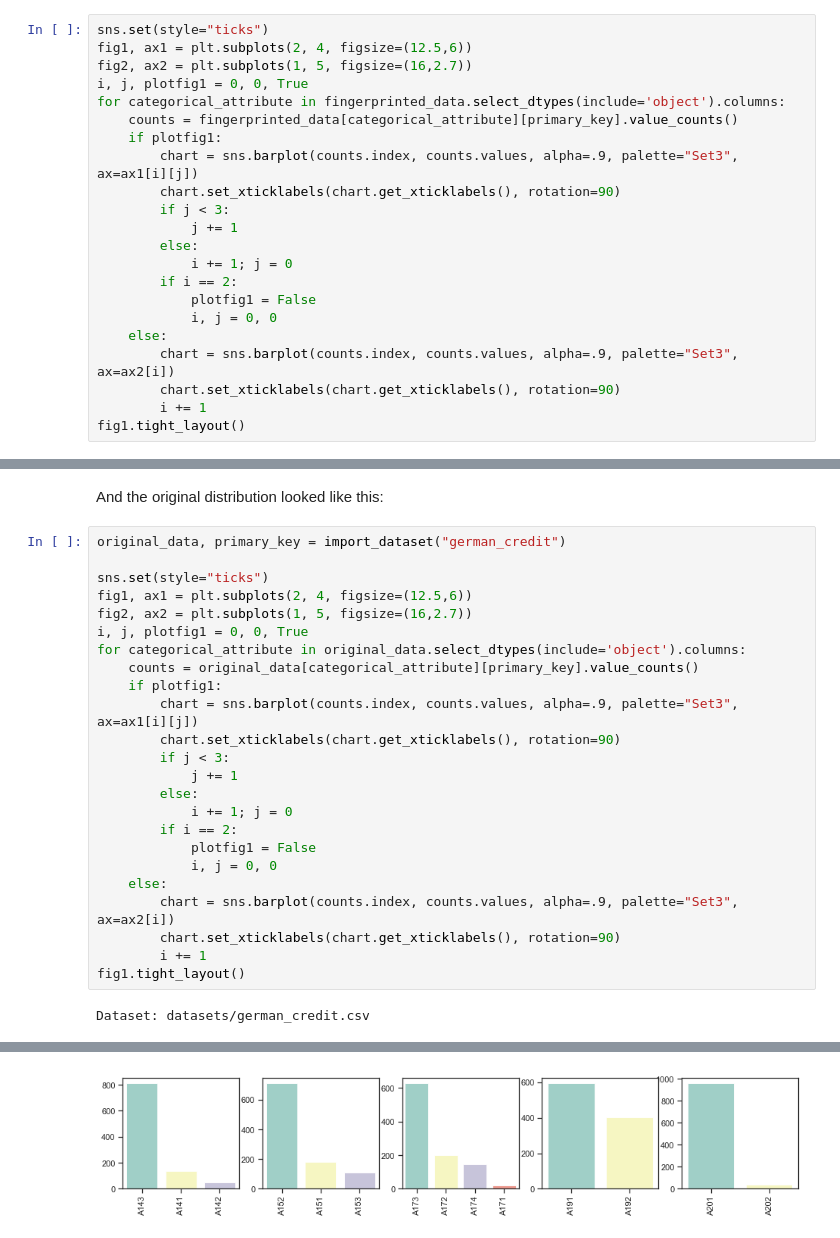
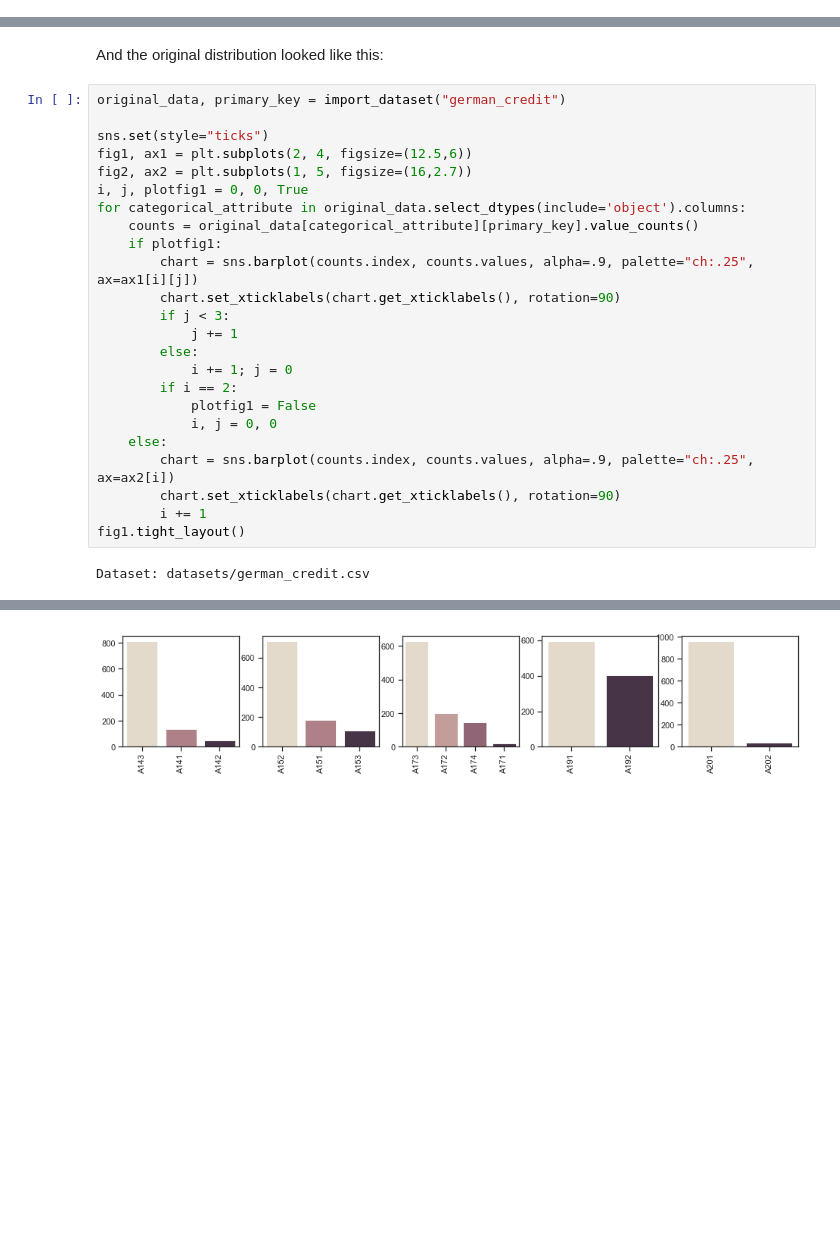
Before and after one commit to tanjascats/fingerprinting-toolbox, a Jupyter notebook: notebooks/analysis.ipynb, the cells around one changed output, grey strips where cells are left out. Drawn from its saved outputs; the diff is of its cells as text; blank space fills up the shorter version.

```diff
--- a/notebooks/analysis.ipynb
+++ b/notebooks/analysis.ipynb
@@ -170,22 +165,0 @@ Dataset: schemes/categorical_neighbourhood/fingerprinted_datasets/german_credit_
-# %%
-sns.set(style="ticks")
-fig1, ax1 = plt.subplots(2, 4, figsize=(12.5,6))
-fig2, ax2 = plt.subplots(1, 5, figsize=(16,2.7))
-i, j, plotfig1 = 0, 0, True
-for categorical_attribute in fingerprinted_data.select_dtypes(include='object').columns:
-    counts = fingerprinted_data[categorical_attribute][primary_key].value_counts()
-    if plotfig1:
-        chart = sns.barplot(counts.index, counts.values, alpha=.9, palette="Set3", ax=ax1[i][j])
-        chart.set_xticklabels(chart.get_xticklabels(), rotation=90)
-        if j < 3:
-            j += 1
-        else:
-            i += 1; j = 0
-        if i == 2:
-            plotfig1 = False
-            i, j = 0, 0
-    else:
-        chart = sns.barplot(counts.index, counts.values, alpha=.9, palette="Set3", ax=ax2[i])
-        chart.set_xticklabels(chart.get_xticklabels(), rotation=90)
-        i += 1
-fig1.tight_layout()
@@ -204,7 +175,7 @@ i, j, plotfig1 = 0, 0, True
 for categorical_attribute in original_data.select_dtypes(include='object').columns:
     counts = original_data[categorical_attribute][primary_key].value_counts()
     if plotfig1:
-        chart = sns.barplot(counts.index, counts.values, alpha=.9, palette="Set3", ax=ax1[i][j])
+        chart = sns.barplot(counts.index, counts.values, alpha=.9, palette="ch:.25", ax=ax1[i][j])
         chart.set_xticklabels(chart.get_xticklabels(), rotation=90)
         if j < 3:
             j += 1
@@ -214,7 +185,7 @@ for categorical_attribute in original_data.select_dtypes(include='object').colum
             plotfig1 = False
             i, j = 0, 0
     else:
-        chart = sns.barplot(counts.index, counts.values, alpha=.9, palette="Set3", ax=ax2[i])
+        chart = sns.barplot(counts.index, counts.values, alpha=.9, palette="ch:.25", ax=ax2[i])
         chart.set_xticklabels(chart.get_xticklabels(), rotation=90)
         i += 1
 fig1.tight_layout()
@@ -224 +195 @@ Dataset: datasets/german_credit.csv
-[figure, old version]
+[figure, new version]
```
Also changed, not shown: parts of 7 cells of this notebook, 1 other file.
